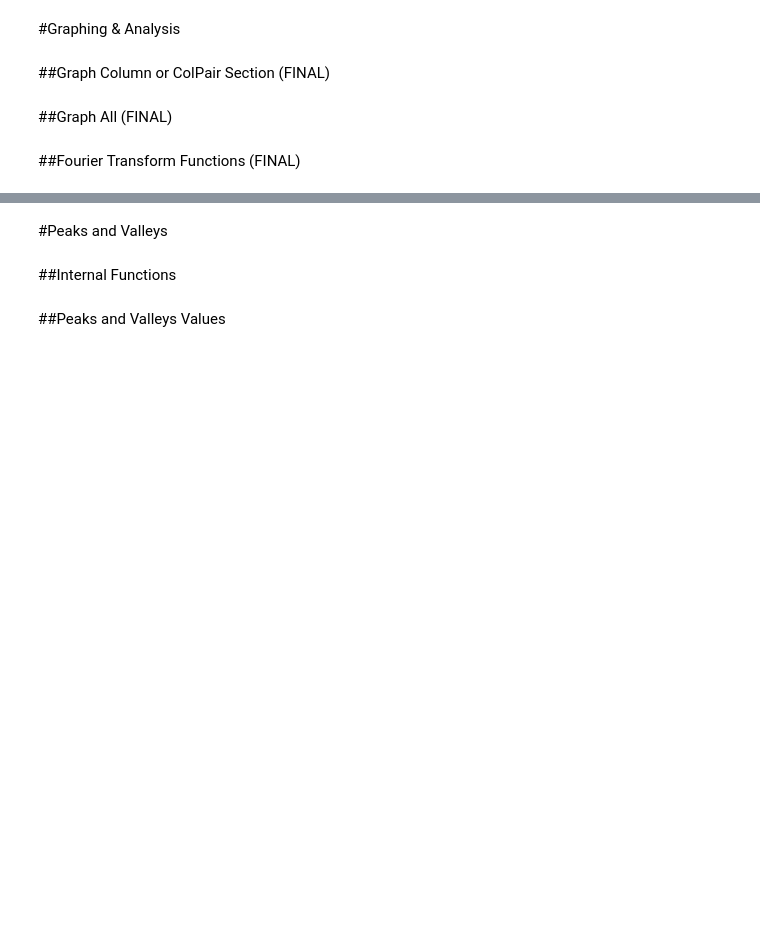
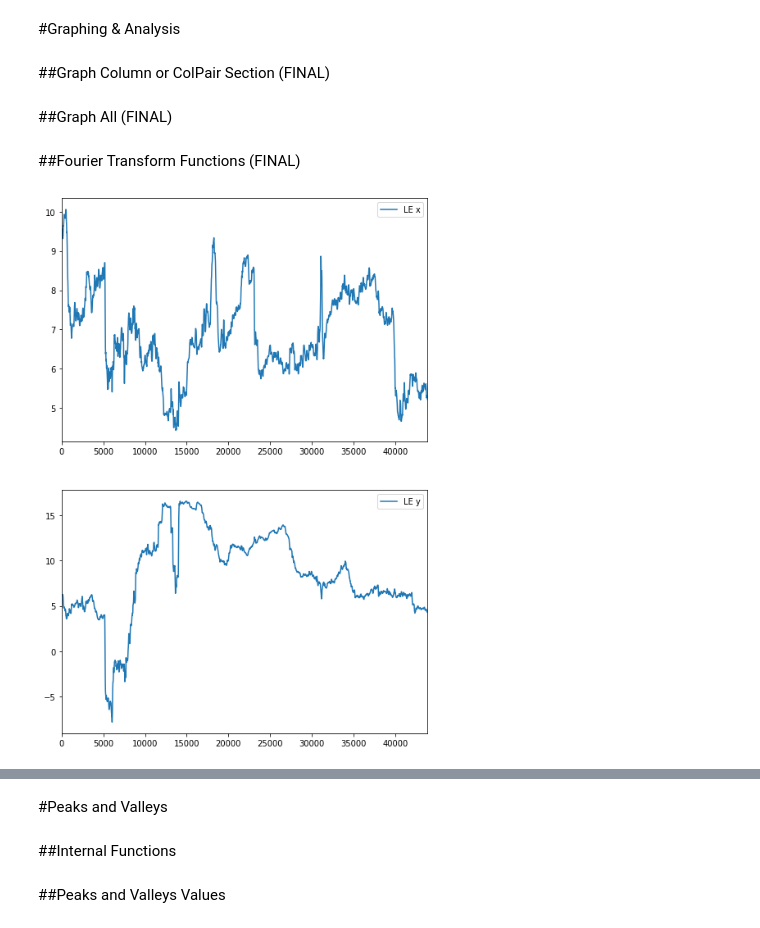
Before and after one commit to DhaneshTikoo/FacialDataProject, a Jupyter notebook: FacialDataProject.ipynb, the cells around one changed output, grey strips where cells are left out. Drawn from its saved outputs; the diff is of its cells as text; code cells hidden in the pictures; blank space fills up the shorter version.

```diff
--- a/FacialDataProject.ipynb
+++ b/FacialDataProject.ipynb
@@ -445,3 +445,7 @@ def fourierTransformInterval(df = data, col = "LE x", startinit = 0, endinit = 1
   ax.plot(freq,np.abs(FFT))
   ax.set_title(col)
   plt.show()
+# %%
+GraphColumnsSection(["LE x", "LE y"], dfs[0])
+# %% [output]
+[figure, added]
```
Also changed, not shown: parts of 4 cells of this notebook.
